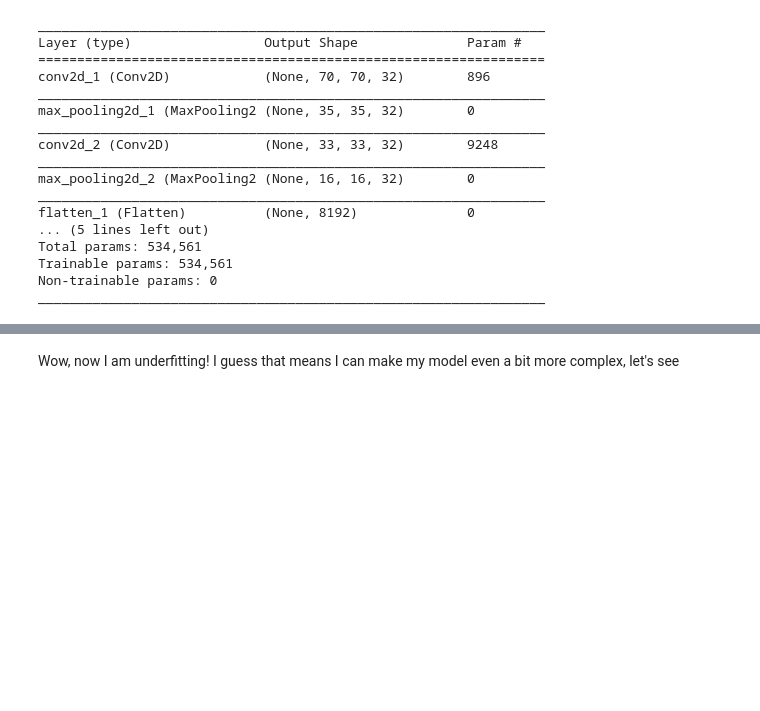
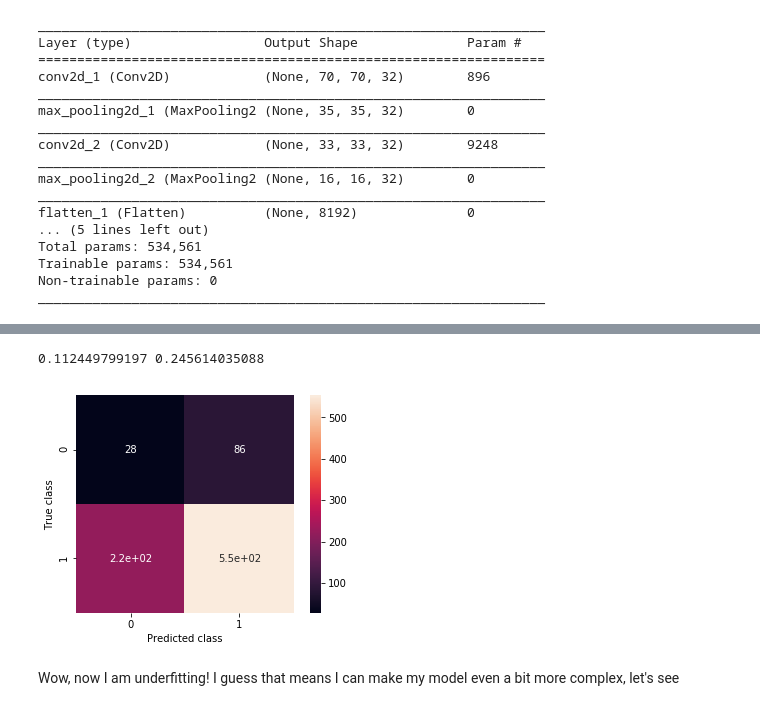
Before and after one commit to danimateos/hotdog-nohotdog, a Jupyter notebook: 04-Improving_our_thingy.ipynb, the cells around one changed output, grey strips where cells are left out. Cells and saved outputs as stored; diff of their text form; code cells hidden in the pictures; blank space fills up the shorter version.

```diff
--- a/04-Improving_our_thingy.ipynb
+++ b/04-Improving_our_thingy.ipynb
@@ -121,3 +122,11 @@ axes[1].legend()
+# %%
+from mateosio import plot_confusion_matrix
+
+ax, precision, recall = plot_confusion_matrix(my_2nd_cnn, validation_generator)
+print(precision, recall)
+# %% [output]
+0.112449799197 0.245614035088
+[figure, added]
 # %% [markdown]
 Wow, now I am underfitting! I guess that means I can make my model even a bit more complex, let's see
 # %% [markdown]
```
Also changed, not shown: parts of 9 cells of this notebook.
